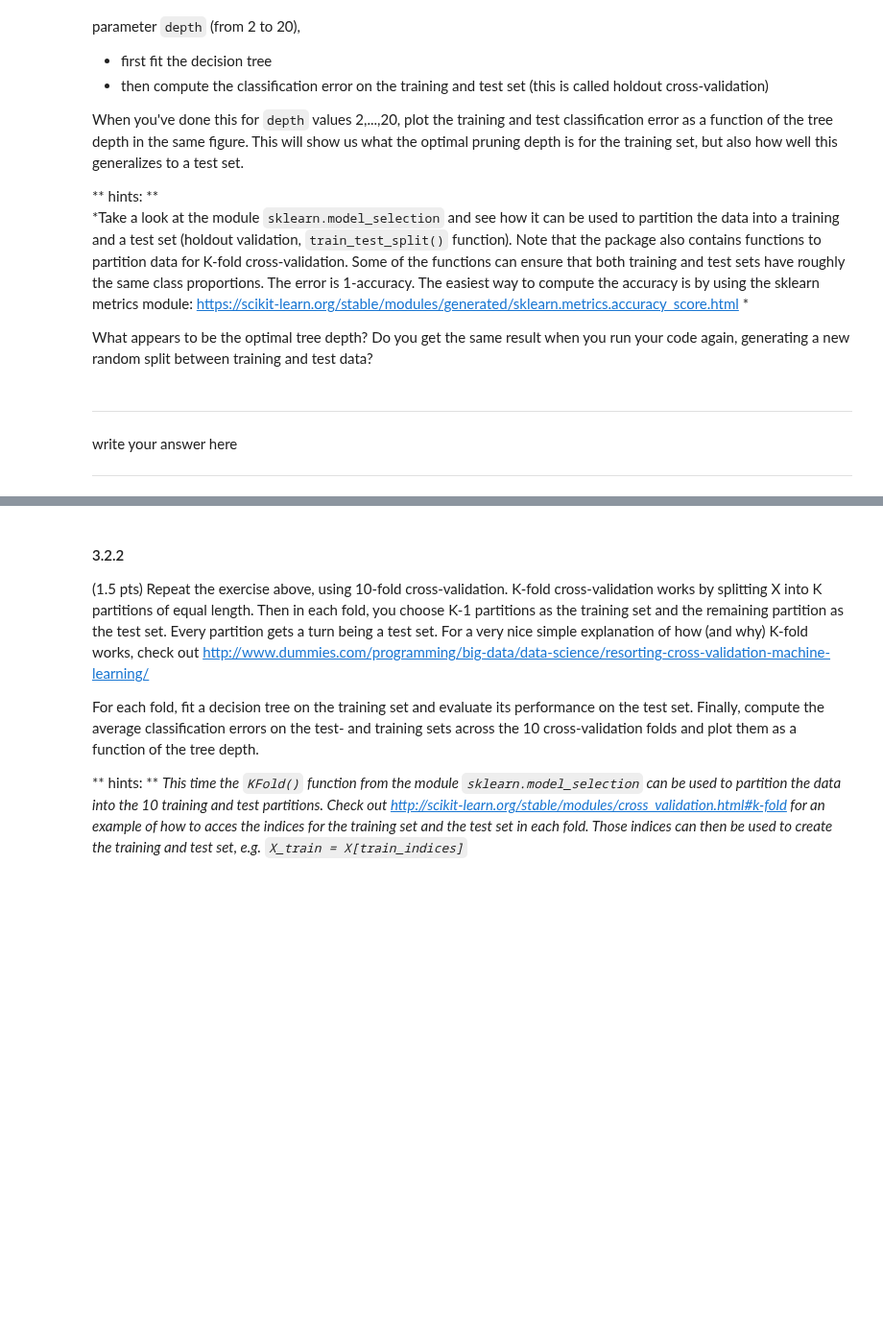
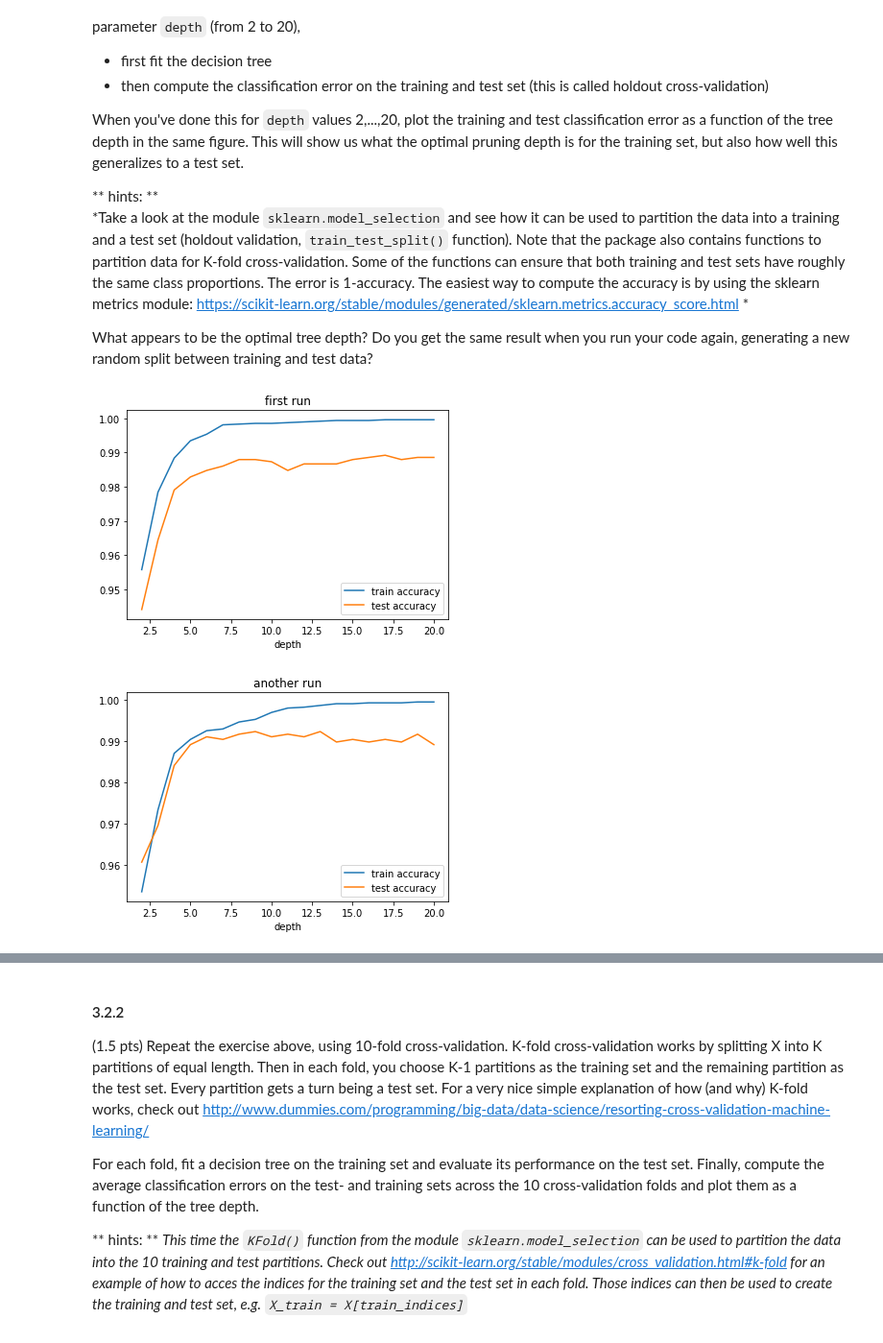
Before and after one commit to gabrielraya/Data-Mining, a Jupyter notebook: Assignment_3/Assignment_3.ipynb, the cells around one changed output, grey strips where cells are left out. Shown at 96% size. Cells and saved outputs as stored; diff of their text form; code cells hidden in the pictures; blank space fills up the shorter version.

```diff
--- a/Assignment_3/Assignment_3.ipynb
+++ b/Assignment_3/Assignment_3.ipynb
@@ -178,8 +178,44 @@ When you've done this for `depth` values 2,...,20, plot the training and test cl
  https://scikit-learn.org/stable/modules/generated/sklearn.metrics.accuracy_score.html *
 
 What appears to be the optimal tree depth? Do you get the same result when you run your code again, generating a new random split between training and test data?
-# %% [markdown]
-----
-write your answer here
-
-----
+# %%
+import pandas as pd
+import numpy as np
+from scipy.io import loadmat
+
+data = loadmat("./Data/wine.mat")
+observations, labels = mat['X'], mat['y'].ravel()
+# %%
+from sklearn.tree import DecisionTreeClassifier
+from sklearn.model_selection import train_test_split
+from sklearn.metrics import accuracy_score
+
+def test_depths(depths):
+    train_observations, test_observations, train_labels, test_labels = train_test_split(observations, labels)
+    train_accuracies, test_accuracies = [], []
+    for max_depth in depths:
+        tree = DecisionTreeClassifier(max_depth=max_depth)
+        tree = tree.fit(train_observations, train_labels)
+        train_accuracies.append(accuracy_score(train_labels, tree.predict(train_observations)))
+        test_accuracies.append(accuracy_score(test_labels, tree.predict(test_observations)))
+    return train_accuracies, test_accuracies
+# %%
+import matplotlib.pyplot as plt
+
+def excersize321():
+    depths = np.arange(2, 21)
+    train_acc, test_acc = test_depths(depths)
+
+    plt.plot(depths, train_acc, label='train accuracy')
+    plt.plot(depths, test_acc, label='test accuracy')
+    plt.xlabel('depth')
+    plt.legend()
+    plt.show()
+# %%
+plt.title('first run')
+excersize321()
+plt.title('another run')
+excersize321()
+# %% [output]
+[figure, added]
+[figure, added]
```
Also changed, not shown: parts of 2 cells of this notebook.
